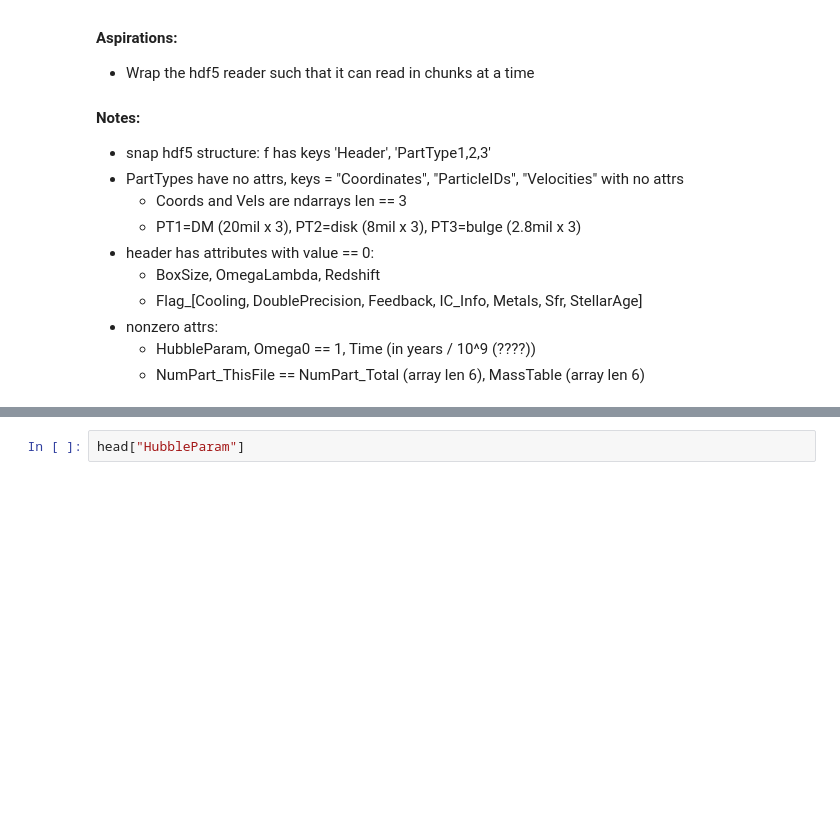
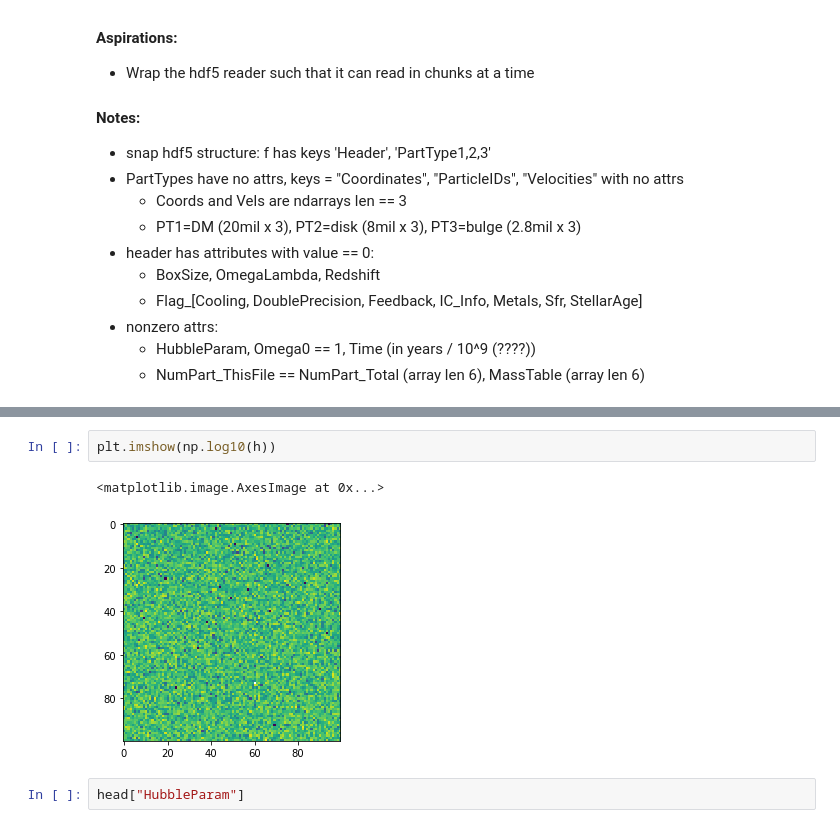
Before and after one commit to njhilliard/trojan-neighborhood, a Jupyter notebook: workbook.ipynb, the cells around one changed output, grey strips where cells are left out. Drawn from its saved outputs; the diff is of its cells as text; blank space fills up the shorter version.

```diff
--- a/workbook.ipynb
+++ b/workbook.ipynb
@@ -101,3 +84,8 @@ h, redg, thedg, img = plt.hist2d(df["r"], df["theta"], bins=[100,100], range=[[4
+# %%
+plt.imshow(np.log10(h))
+# %% [output]
+<matplotlib.image.AxesImage at 0x...>
+[figure, added]
 # %%
 head["HubbleParam"]
 # %% [output]
```
Also changed, not shown: parts of 5 cells of this notebook.
